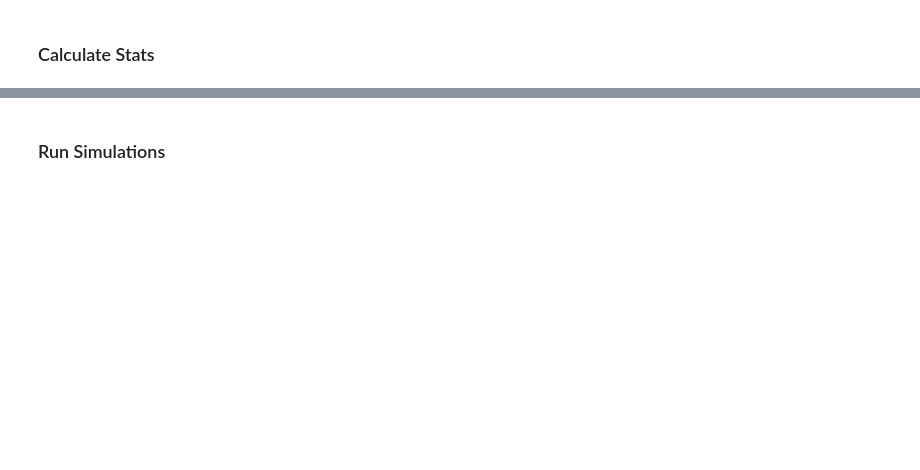
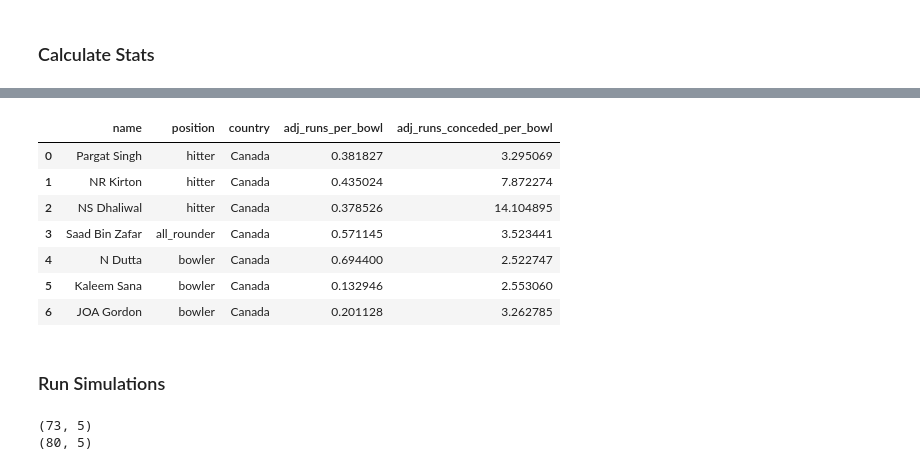
Before and after one commit to loreeian/wsa-cricket-2024-public, a Jupyter notebook: cricket_stats.ipynb, the cells around one changed output, grey strips where cells are left out. Saved outputs shown, nothing was run; the diff lists cells and outputs as text; code cells hidden in the pictures; blank space fills up the shorter version.

```diff
--- a/cricket_stats.ipynb
+++ b/cricket_stats.ipynb
@@ -179,17 +323,26 @@ dfB.head(10)
 # %%
 players = pd.read_csv('players.csv')
 
 # Add runs per bowl values to players.csv
 # Only RPB values for hitters and all_rounders will be used
-players = players.merge(dfA[['striker', 'runs_per_bowl']], how='left', left_on='name',right_on='striker')
+players = players.merge(dfA[['striker', 'adj_runs_per_bowl']], how='left', left_on='name',right_on='striker')
 players = players.drop(columns = ['striker'])
 
 # Add runs conceded per bowl values to players.csv
 # Only RCPB values for bowlers and all_rounders will be used
-players = players.merge(dfB[['bowler', 'runs_conceded_per_bowl']], how='left', left_on='name',right_on='bowler')
+players = players.merge(dfB[['bowler', 'adj_runs_conceded_per_bowl']], how='left', left_on='name',right_on='bowler')
 players = players.drop(columns = ['bowler'])
 
 players.head(7)
+# %% [output]
+|  | name | position | country | adj_runs_per_bowl | adj_runs_conceded_per_bowl |
+| 0 | Pargat Singh | hitter | Canada | 0.381827 | 3.295069 |
+| 1 | NR Kirton | hitter | Canada | 0.435024 | 7.872274 |
+| 2 | NS Dhaliwal | hitter | Canada | 0.378526 | 14.104895 |
+| 3 | Saad Bin Zafar | all_rounder | Canada | 0.571145 | 3.523441 |
+| 4 | N Dutta | bowler | Canada | 0.694400 | 2.522747 |
+| 5 | Kaleem Sana | bowler | Canada | 0.132946 | 2.553060 |
+| 6 | JOA Gordon | bowler | Canada | 0.201128 | 3.262785 |
 # %%
 %%capture
 # Potential issue for players listed under the same name:
@@ -212,11 +365,14 @@ bowlers = players[((players['position'] == 'bowler') | (players['position'] == '
 hitters = players[((players['position'] == 'hitter') | (players['position'] == 'all_rounder'))]
 
 # Remove players for which there is no data (one US bowler)
-bowlers = bowlers.dropna(subset=['runs_conceded_per_bowl'])
-hitters = hitters.dropna(subset=['runs_per_bowl'])
+bowlers = bowlers.dropna(subset=['adj_runs_conceded_per_bowl'])
+hitters = hitters.dropna(subset=['adj_runs_per_bowl'])
 
 print(bowlers.shape)
 print(hitters.shape)
+# %% [output]
+(73, 5)
+(80, 5)
 # %%
 # How we determine which score to use determines our results!
 # The distribution of RPB and RPCB could be decided on a per-match basis
```
Also changed, not shown: parts of 14 cells of this notebook.
